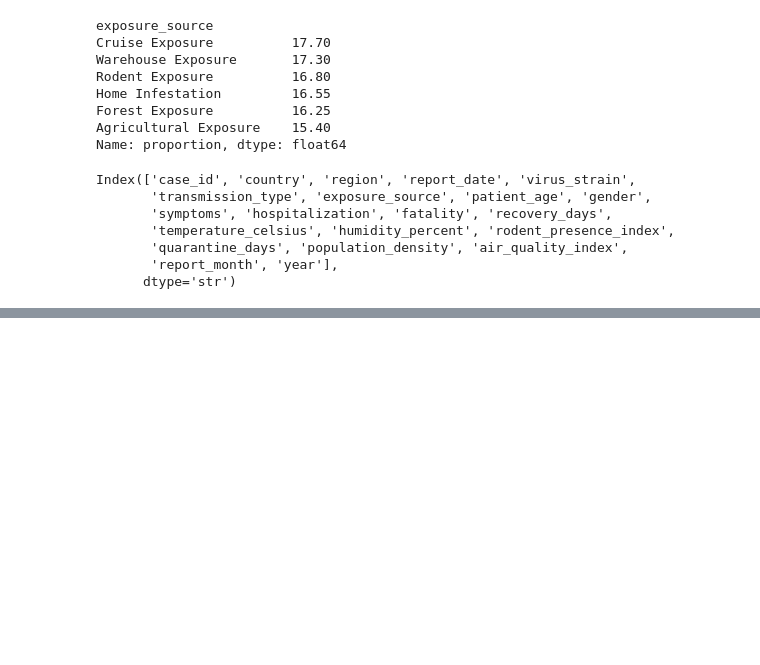
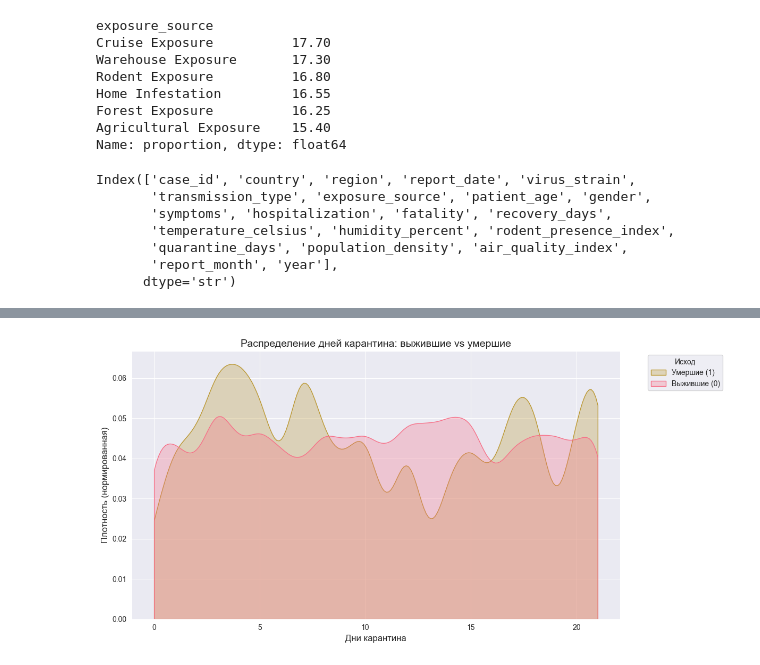
Before and after one commit to MargoUtropova/product_analitics_portfolio, a Jupyter notebook: Hantavirus/notebooks/EDA.ipynb, the cells around one changed output, grey strips where cells are left out. Saved outputs shown, nothing was run; the diff lists cells and outputs as text; code cells hidden in the pictures; blank space fills up the shorter version.

```diff
--- a/Hantavirus/notebooks/EDA.ipynb
+++ b/Hantavirus/notebooks/EDA.ipynb
@@ -372,0 +698,26 @@ Index(['case_id', 'country', 'region', 'report_date', 'virus_strain',
+# %%
+plt.figure(figsize=(12, 6))
+
+# Правильное построение
+sns.kdeplot(data=df, x='quarantine_days',
+            hue='fatality',
+            bw_method=0.1,
+            clip=(df['quarantine_days'].min(), df['quarantine_days'].max()),
+            fill=True,  # Добавляем заливку для наглядности
+            alpha=0.3,
+            common_norm=False)  # Нормируем каждую группу отдельно
+
+plt.title('Распределение дней карантина: выжившие vs умершие', fontsize=14)
+plt.xlabel('Дни карантина', fontsize=12)
+plt.ylabel('Плотность (нормированная)', fontsize=12)
+
+# Правильная легенда
+plt.legend(title='Исход',
+           labels=['Умершие (1)','Выжившие (0)'],
+           bbox_to_anchor=(1.05, 1),
+           loc='upper left')
+
+plt.tight_layout()
+plt.show()
+# %% [output]
+[figure, added]
```
Also changed, not shown: parts of 31 cells of this notebook.
